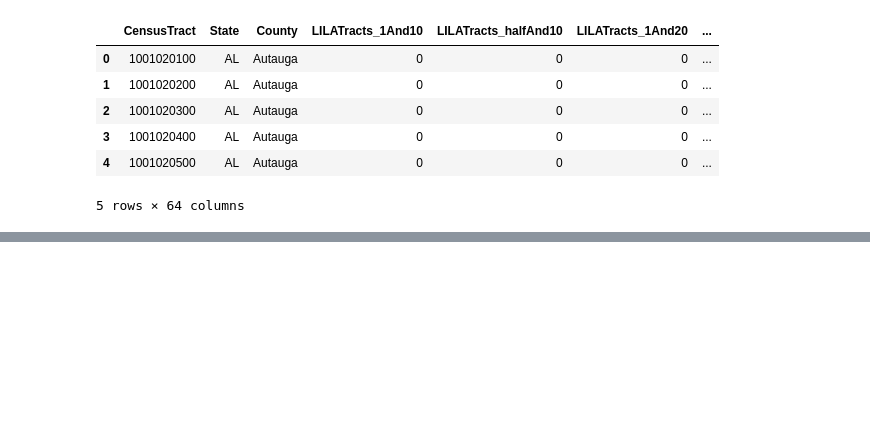
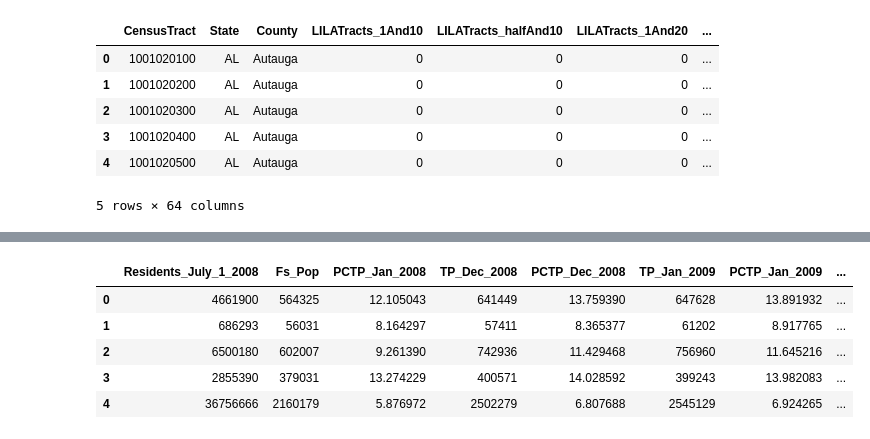
Before and after one commit to DanBoulden/TEAM_SNAP_ETL_PROJECT, a Jupyter notebook: SNAP_ETL_All_together_EandL_only.ipynb, the cells around one changed output, grey strips where cells are left out. Saved outputs shown, nothing was run; the diff lists cells and outputs as text; code cells hidden in the pictures; blank space fills up the shorter version.

```diff
--- a/SNAP_ETL_All_together_EandL_only.ipynb
+++ b/SNAP_ETL_All_together_EandL_only.ipynb
@@ -78,0 +161,18 @@ foodaccess_df.head()
+# %%
+# Clean Linda's data pt. 5
+
+# rename by creating a new column and removing anything that is not numeric or alphabetical as well as space
+renamed_df["State"] = renamed_df['state'].str.replace('[^\w\s]','')
+# %%
+# Clean Linda's data pt. 6
+
+# Delete extraneous column
+del renamed_df['state']
+renamed_df.head()
+# %% [output]
+|  | Residents_July_1_2008 | Fs_Pop | PCTP_Jan_2008 | TP_Dec_2008 | PCTP_Dec_2008 | TP_Jan_2009 | PCTP_Jan_2009 | ... |
+| 0 | 4661900 | 564325 | 12.105043 | 641449 | 13.759390 | 647628 | 13.891932 | ... |
+| 1 | 686293 | 56031 | 8.164297 | 57411 | 8.365377 | 61202 | 8.917765 | ... |
+| 2 | 6500180 | 602007 | 9.261390 | 742936 | 11.429468 | 756960 | 11.645216 | ... |
+| 3 | 2855390 | 379031 | 13.274229 | 400571 | 14.028592 | 399243 | 13.982083 | ... |
+| 4 | 36756666 | 2160179 | 5.876972 | 2502279 | 6.807688 | 2545129 | 6.924265 | ... |
```
Also changed, not shown: parts of 8 cells of this notebook.
